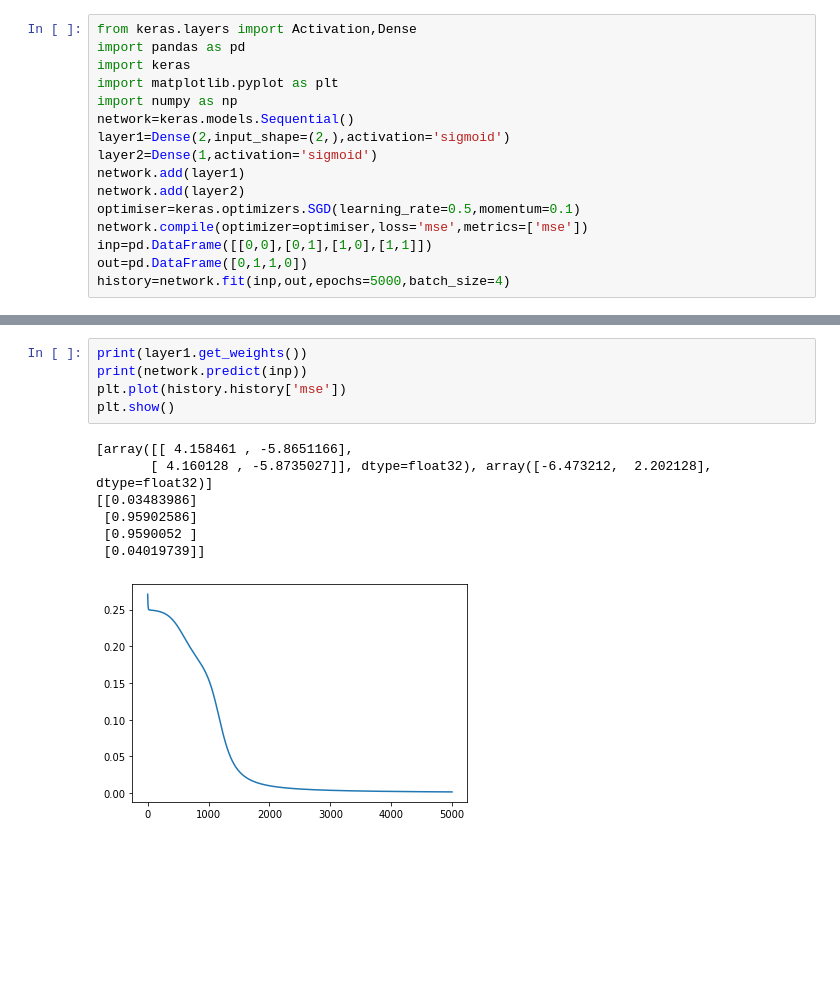
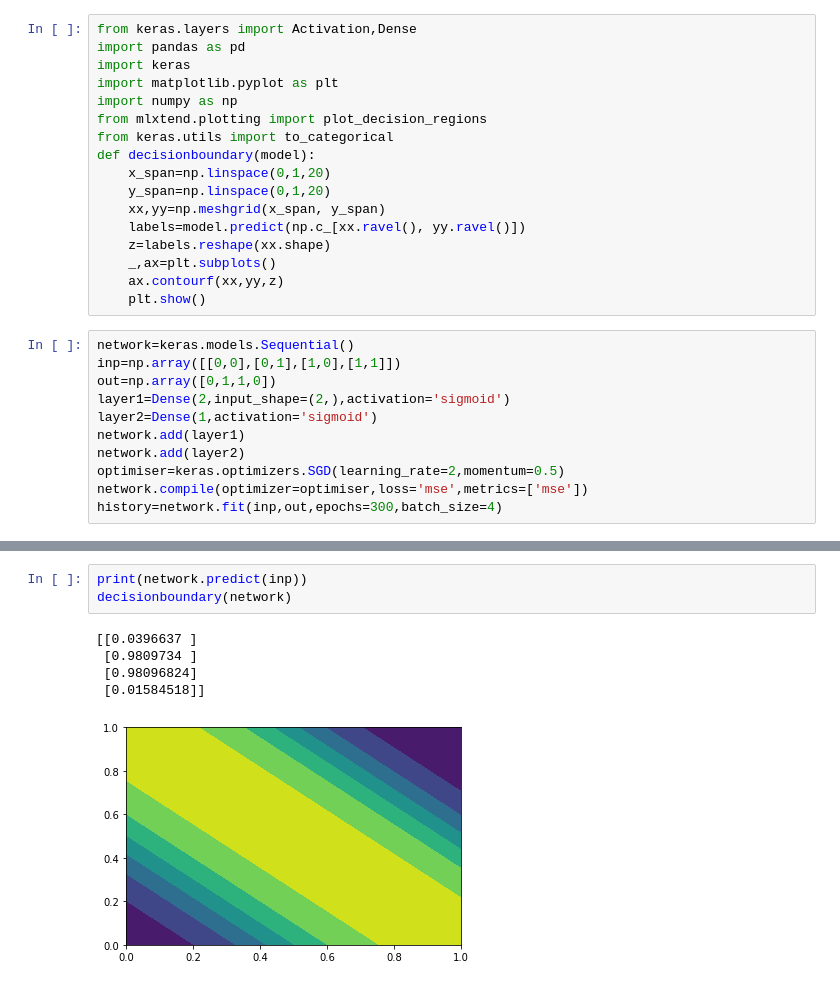
Before and after one commit to laredein/NeuralNetworks, a Jupyter notebook: XORKeras.ipynb, the cells around one changed output, grey strips where cells are left out. Drawn from its saved outputs; the diff is of its cells as text; blank space fills up the shorter version.

```diff
--- a/XORKeras.ipynb
+++ b/XORKeras.ipynb
@@ -1,19 +1,31 @@
 # %% [markdown]
 <a href="https://colab.research.google.com/github/laredein/NeuralNetworks/blob/master/XORKeras.ipynb" target="_parent"><img src="https://colab.research.google.com/assets/colab-badge.svg" alt="Open In Colab"/></a>
+# %%
+from keras.layers import Activation,Dense
+import pandas as pd
+import keras
+import matplotlib.pyplot as plt
+import numpy as np
+from mlxtend.plotting import plot_decision_regions
+from keras.utils import to_categorical
+def decisionboundary(model):
+    x_span=np.linspace(0,1,20)
+    y_span=np.linspace(0,1,20)
+    xx,yy=np.meshgrid(x_span, y_span)
+    labels=model.predict(np.c_[xx.ravel(), yy.ravel()])
+    z=labels.reshape(xx.shape)
+    _,ax=plt.subplots()
+    ax.contourf(xx,yy,z)
+    plt.show()
 # %%
-from keras.layers import Activation,Dense
-import pandas as pd
-import keras
-import matplotlib.pyplot as plt
-import numpy as np
 network=keras.models.Sequential()
+inp=np.array([[0,0],[0,1],[1,0],[1,1]])
+out=np.array([0,1,1,0])
 layer1=Dense(2,input_shape=(2,),activation='sigmoid')
 layer2=Dense(1,activation='sigmoid')
 network.add(layer1)
 network.add(layer2)
-optimiser=keras.optimizers.SGD(learning_rate=0.5,momentum=0.1)
+optimiser=keras.optimizers.SGD(learning_rate=2,momentum=0.5)
 network.compile(optimizer=optimiser,loss='mse',metrics=['mse'])
-inp=pd.DataFrame([[0,0],[0,1],[1,0],[1,1]])
-out=pd.DataFrame([0,1,1,0])
-history=network.fit(inp,out,epochs=5000,batch_size=4)
+history=network.fit(inp,out,epochs=300,batch_size=4)
 # %% [output]
@@ -37,13 +49,9 @@ Epoch 5000/5000
-# %%
-print(layer1.get_weights())
-print(network.predict(inp))
-plt.plot(history.history['mse'])
-plt.show()
-# %% [output]
-[array([[ 4.158461 , -5.8651166],
-       [ 4.160128 , -5.8735027]], dtype=float32), array([-6.473212,  2.202128], dtype=float32)]
-[[0.03483986]
- [0.95902586]
- [0.9590052 ]
- [0.04019739]]
-[figure, removed]
+# %%
+print(network.predict(inp))
+decisionboundary(network)
+# %% [output]
+[[0.0396637 ]
+ [0.9809734 ]
+ [0.98096824]
+ [0.01584518]]
+[figure, added]
```
Also changed, not shown: parts of 3 cells of this notebook.
